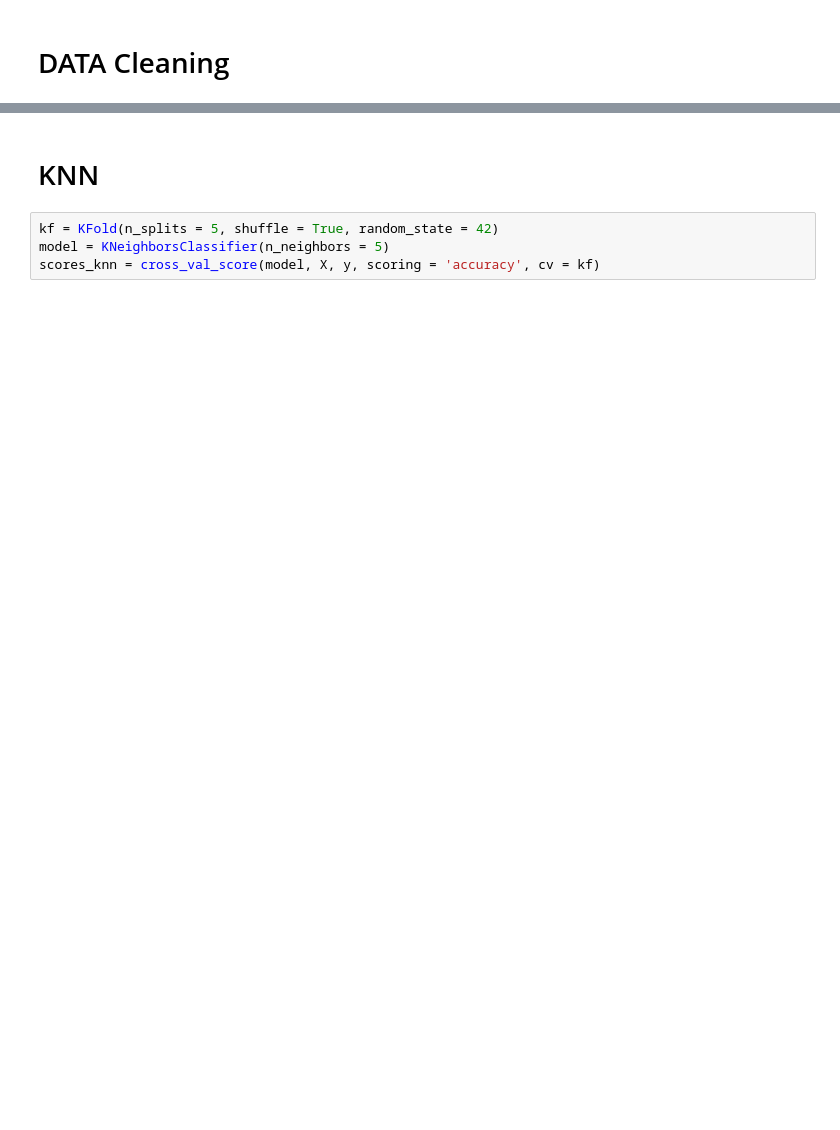
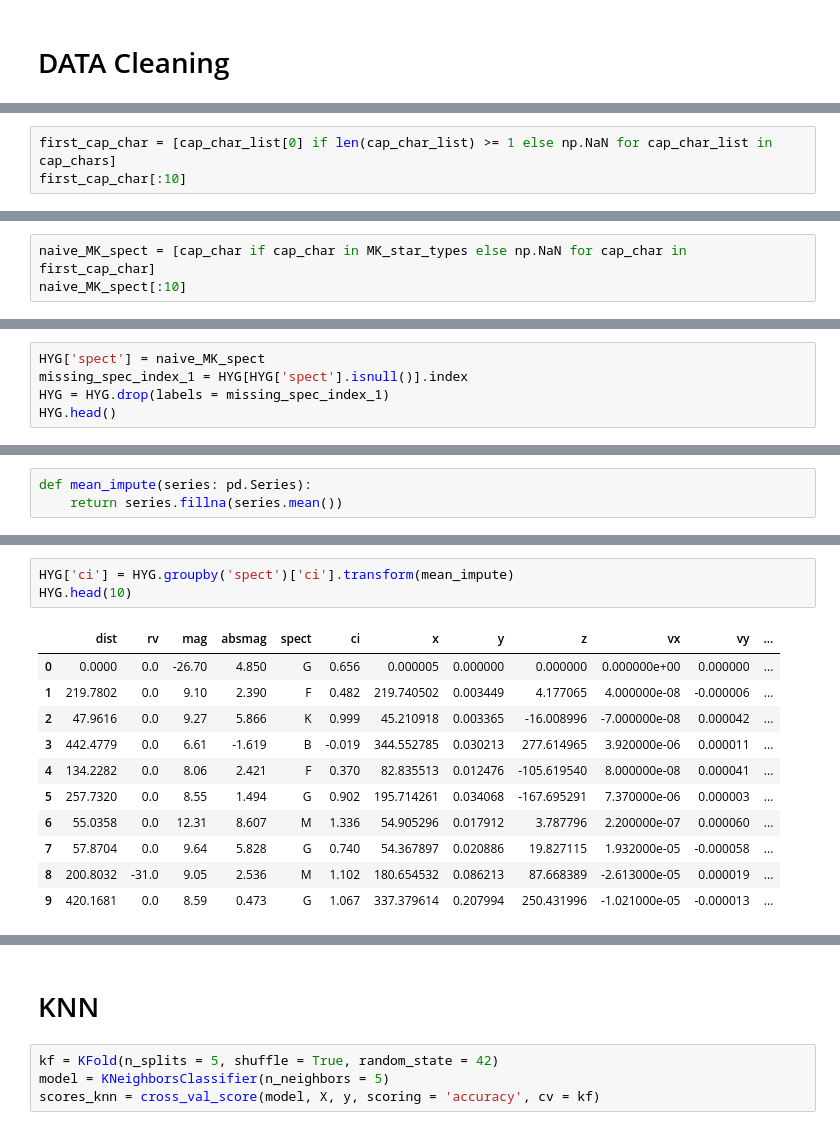
Before and after one commit to COGS118A/Group003-Sp22, a Jupyter notebook: Final Project Code KNN & SVC.ipynb, the cells around one changed output, grey strips where cells are left out. Saved outputs shown, nothing was run; the diff lists cells and outputs as text; blank space fills up the shorter version.

```diff
--- a/Final Project Code KNN & SVC.ipynb
+++ b/Final Project Code KNN & SVC.ipynb
@@ -38,0 +136,3 @@ HYG = HYG.drop(columns = ["id", "hip", "hd", "hr", "gl", "bf", "ra", "dec", "pro
+# %%
+first_cap_char = [cap_char_list[0] if len(cap_char_list) >= 1 else np.NaN for cap_char_list in cap_chars]
+first_cap_char[:10]
@@ -38,0 +141,3 @@ HYG = HYG.drop(columns = ["id", "hip", "hd", "hr", "gl", "bf", "ra", "dec", "pro
+# %%
+naive_MK_spect = [cap_char if cap_char in MK_star_types else np.NaN for cap_char in first_cap_char]
+naive_MK_spect[:10]
@@ -38,0 +146,5 @@ HYG = HYG.drop(columns = ["id", "hip", "hd", "hr", "gl", "bf", "ra", "dec", "pro
+# %%
+HYG['spect'] = naive_MK_spect
+missing_spec_index_1 = HYG[HYG['spect'].isnull()].index
+HYG = HYG.drop(labels = missing_spec_index_1)
+HYG.head()
@@ -38,0 +179,3 @@ HYG = HYG.drop(columns = ["id", "hip", "hd", "hr", "gl", "bf", "ra", "dec", "pro
+# %%
+def mean_impute(series: pd.Series):
+    return series.fillna(series.mean())
@@ -38,0 +197,15 @@ HYG = HYG.drop(columns = ["id", "hip", "hd", "hr", "gl", "bf", "ra", "dec", "pro
+# %%
+HYG['ci'] = HYG.groupby('spect')['ci'].transform(mean_impute)
+HYG.head(10)
+# %% [output]
+|  | dist | rv | mag | absmag | spect | ci | x | y | z | vx | vy | ... |
+| 0 | 0.0000 | 0.0 | -26.70 | 4.850 | G | 0.656 | 0.000005 | 0.000000 | 0.000000 | 0.000000e+00 | 0.000000 | ... |
+| 1 | 219.7802 | 0.0 | 9.10 | 2.390 | F | 0.482 | 219.740502 | 0.003449 | 4.177065 | 4.000000e-08 | -0.000006 | ... |
+| 2 | 47.9616 | 0.0 | 9.27 | 5.866 | K | 0.999 | 45.210918 | 0.003365 | -16.008996 | -7.000000e-08 | 0.000042 | ... |
+| 3 | 442.4779 | 0.0 | 6.61 | -1.619 | B | -0.019 | 344.552785 | 0.030213 | 277.614965 | 3.920000e-06 | 0.000011 | ... |
+| 4 | 134.2282 | 0.0 | 8.06 | 2.421 | F | 0.370 | 82.835513 | 0.012476 | -105.619540 | 8.000000e-08 | 0.000041 | ... |
+| 5 | 257.7320 | 0.0 | 8.55 | 1.494 | G | 0.902 | 195.714261 | 0.034068 | -167.695291 | 7.370000e-06 | 0.000003 | ... |
+| 6 | 55.0358 | 0.0 | 12.31 | 8.607 | M | 1.336 | 54.905296 | 0.017912 | 3.787796 | 2.200000e-07 | 0.000060 | ... |
+| 7 | 57.8704 | 0.0 | 9.64 | 5.828 | G | 0.740 | 54.367897 | 0.020886 | 19.827115 | 1.932000e-05 | -0.000058 | ... |
+| 8 | 200.8032 | -31.0 | 9.05 | 2.536 | M | 1.102 | 180.654532 | 0.086213 | 87.668389 | -2.613000e-05 | 0.000019 | ... |
+| 9 | 420.1681 | 0.0 | 8.59 | 0.473 | G | 1.067 | 337.379614 | 0.207994 | 250.431996 | -1.021000e-05 | -0.000013 | ... |
```
Also changed, not shown: parts of 26 cells of this notebook, 1 other file.
